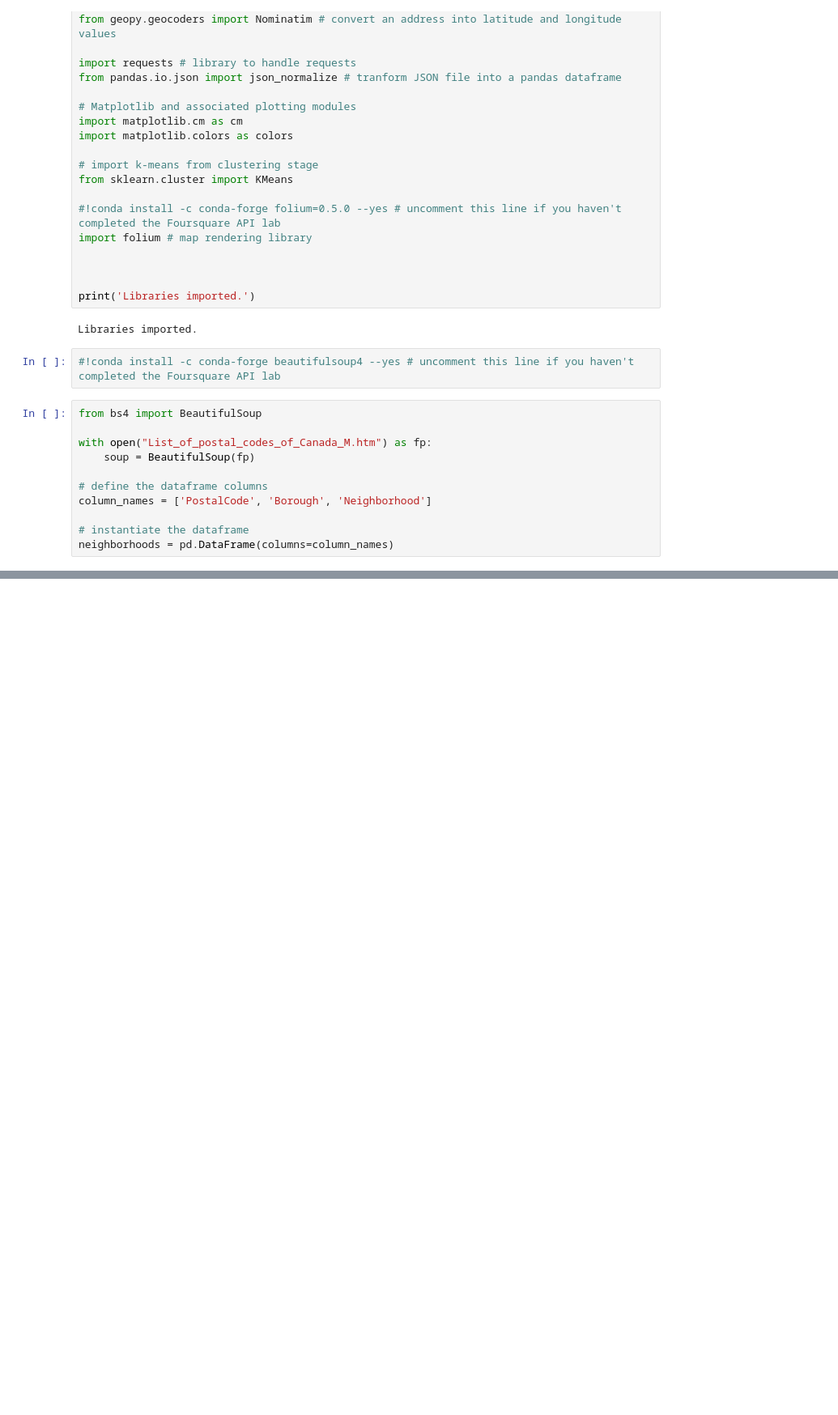
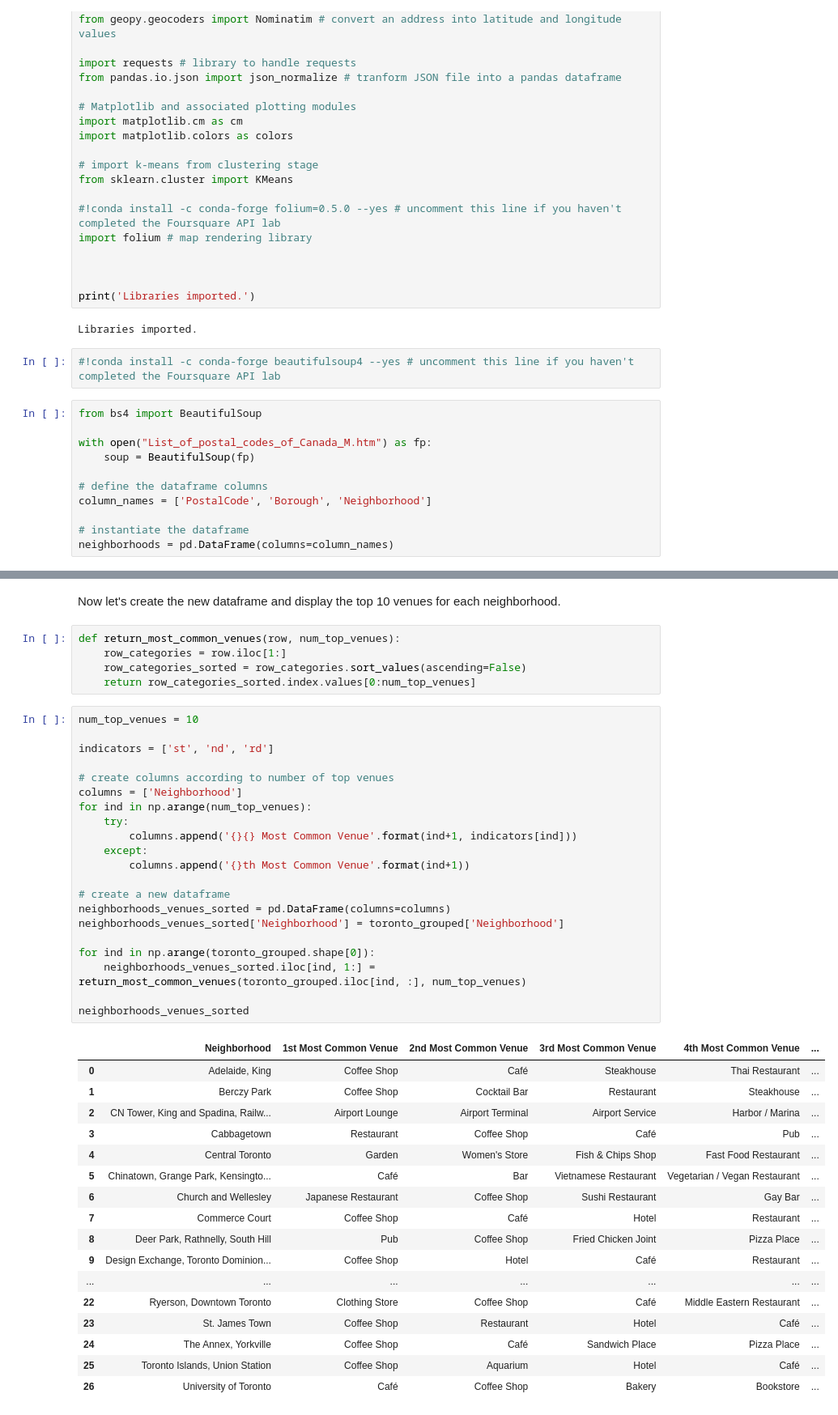
Before and after one commit to dominikschwindling/IBMDataScience, a Jupyter notebook: DominiksNotebook.ipynb, the cells around one changed output, grey strips where cells are left out. Shown at 81% size. Drawn from its saved outputs; the diff is of its cells as text; blank space fills up the shorter version.

```diff
--- a/DominiksNotebook.ipynb
+++ b/DominiksNotebook.ipynb
@@ -85,0 +314,46 @@ Shape of the final DataFrame
+# %% [markdown]
+Now let's create the new dataframe and display the top 10 venues for each neighborhood.
+# %%
+def return_most_common_venues(row, num_top_venues):
+    row_categories = row.iloc[1:]
+    row_categories_sorted = row_categories.sort_values(ascending=False)
+    return row_categories_sorted.index.values[0:num_top_venues]
+# %%
+num_top_venues = 10
+
+indicators = ['st', 'nd', 'rd']
+
+# create columns according to number of top venues
+columns = ['Neighborhood']
+for ind in np.arange(num_top_venues):
+    try:
+        columns.append('{}{} Most Common Venue'.format(ind+1, indicators[ind]))
+    except:
+        columns.append('{}th Most Common Venue'.format(ind+1))
+
+# create a new dataframe
+neighborhoods_venues_sorted = pd.DataFrame(columns=columns)
+neighborhoods_venues_sorted['Neighborhood'] = toronto_grouped['Neighborhood']
+
+for ind in np.arange(toronto_grouped.shape[0]):
+    neighborhoods_venues_sorted.iloc[ind, 1:] = return_most_common_venues(toronto_grouped.iloc[ind, :], num_top_venues)
+
+neighborhoods_venues_sorted
+# %% [output]
+|  | Neighborhood | 1st Most Common Venue | 2nd Most Common Venue | 3rd Most Common Venue | 4th Most Common Venue | ... |
+| 0 | Adelaide, King | Coffee Shop | Café | Steakhouse | Thai Restaurant | ... |
+| 1 | Berczy Park | Coffee Shop | Cocktail Bar | Restaurant | Steakhouse | ... |
+| 2 | CN Tower, King and Spadina, Railw... | Airport Lounge | Airport Terminal | Airport Service | Harbor / Marina | ... |
+| 3 | Cabbagetown | Restaurant | Coffee Shop | Café | Pub | ... |
+| 4 | Central Toronto | Garden | Women's Store | Fish & Chips Shop | Fast Food Restaurant | ... |
+| 5 | Chinatown, Grange Park, Kensingto... | Café | Bar | Vietnamese Restaurant | Vegetarian / Vegan Restaurant | ... |
+| 6 | Church and Wellesley | Japanese Restaurant | Coffee Shop | Sushi Restaurant | Gay Bar | ... |
+| 7 | Commerce Court | Coffee Shop | Café | Hotel | Restaurant | ... |
+| 8 | Deer Park, Rathnelly, South Hill | Pub | Coffee Shop | Fried Chicken Joint | Pizza Place | ... |
+| 9 | Design Exchange, Toronto Dominion... | Coffee Shop | Hotel | Café | Restaurant | ... |
+| ... | ... | ... | ... | ... | ... | ... |
+| 22 | Ryerson, Downtown Toronto | Clothing Store | Coffee Shop | Café | Middle Eastern Restaurant | ... |
+| 23 | St. James Town | Coffee Shop | Restaurant | Hotel | Café | ... |
+| 24 | The Annex, Yorkville | Coffee Shop | Café | Sandwich Place | Pizza Place | ... |
+| 25 | Toronto Islands, Union Station | Coffee Shop | Aquarium | Hotel | Café | ... |
+| 26 | University of Toronto | Café | Coffee Shop | Bakery | Bookstore | ... |
```
Also changed, not shown: parts of 25 cells of this notebook, 9 other files.
